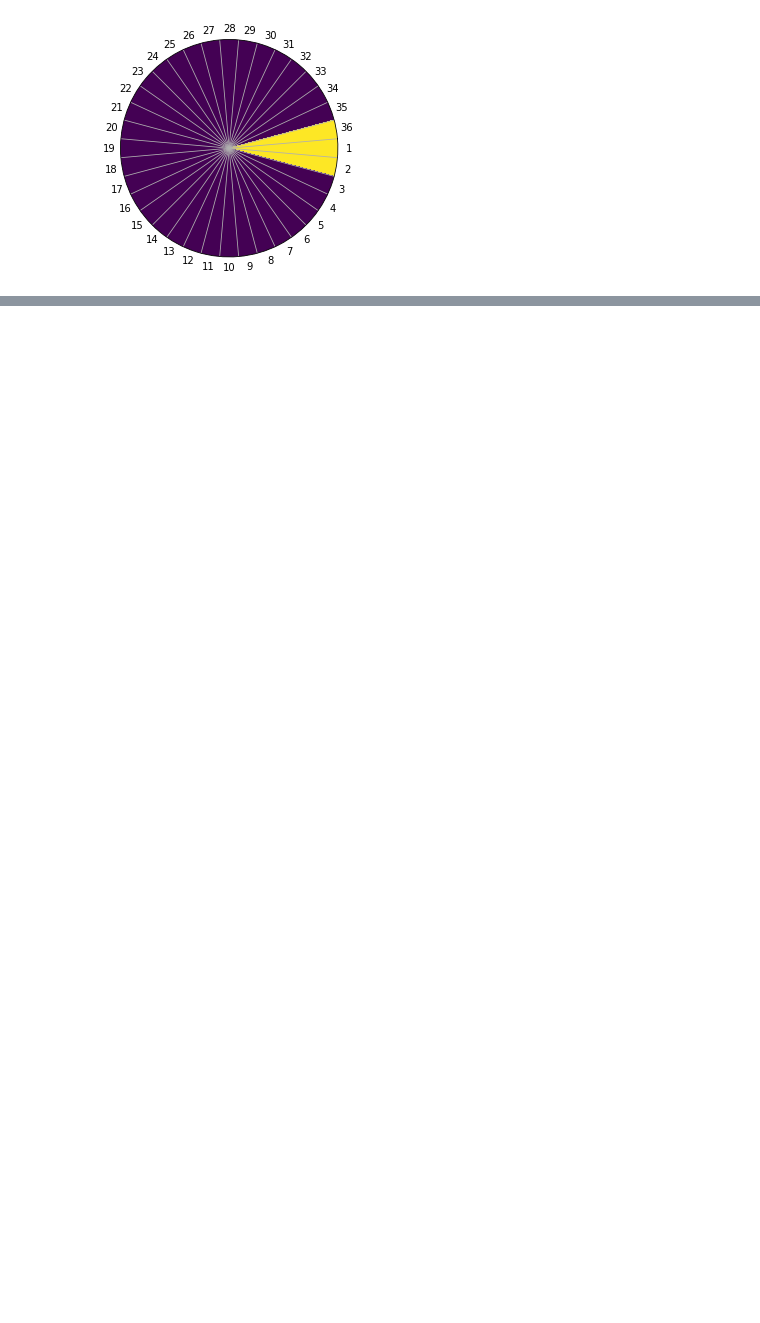
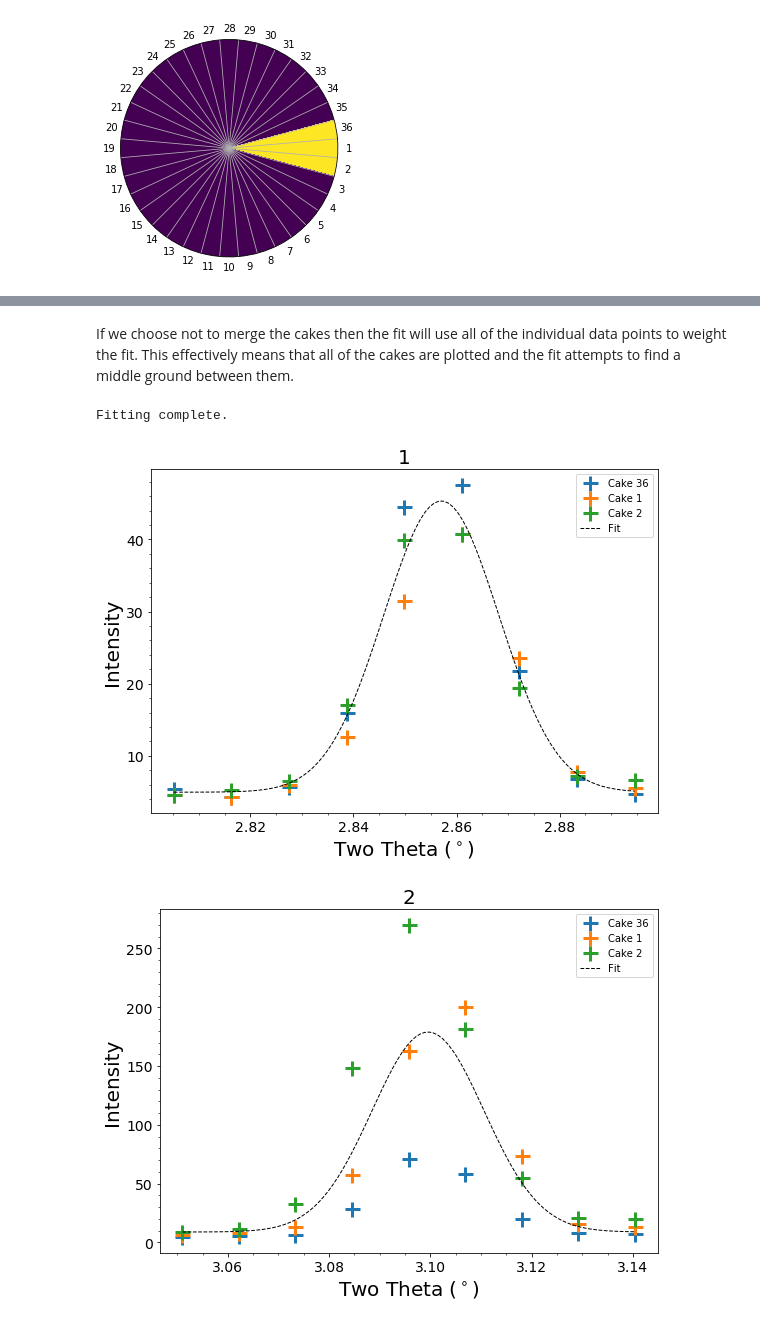
Before and after one commit to LightForm-group/xrdfit, a Jupyter notebook: tutorial notebooks/2 - Averaging for better signal.ipynb, the cells around one changed output, grey strips where cells are left out. Saved outputs shown, nothing was run; the diff lists cells and outputs as text; code cells hidden in the pictures; blank space fills up the shorter version.

```diff
--- a/tutorial notebooks/2 - Averaging for better signal.ipynb
+++ b/tutorial notebooks/2 - Averaging for better signal.ipynb
@@ -42,0 +60,11 @@ spectral_data.highlight_cakes([36, 1, 2])
+# %% [markdown]
+If we choose not to merge the cakes then the fit will use all of the individual data points to weight the fit. This effectively means that all of the cakes are plotted and the fit attempts to find a middle ground between them.
+# %%
+spectral_data.fit_peaks([36, 1, 2], peak_params, merge_cakes=False)
+
+for fit in spectral_data.fitted_peaks:
+    fit.plot()
+# %% [output]
+Fitting complete.
+[figure, added]
+[figure, added]
```
Also changed, not shown: parts of 9 cells of this notebook, 2 other files.
